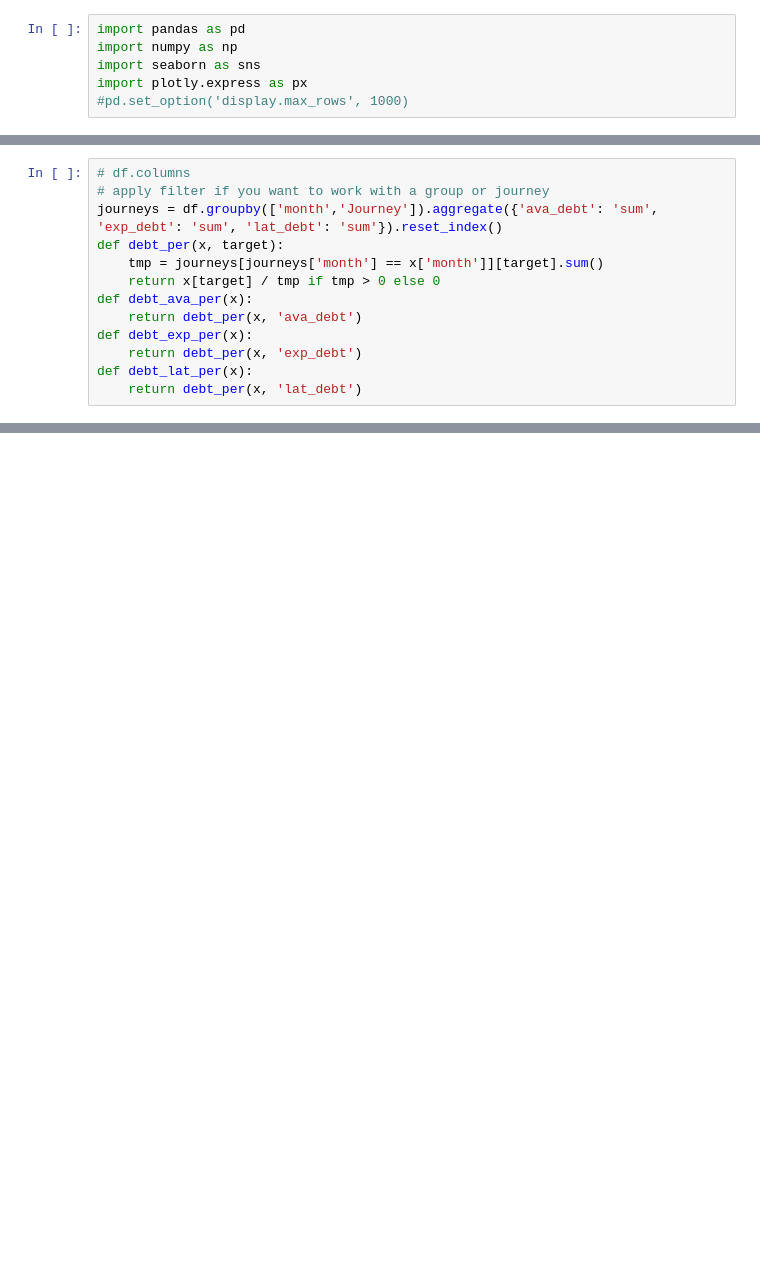
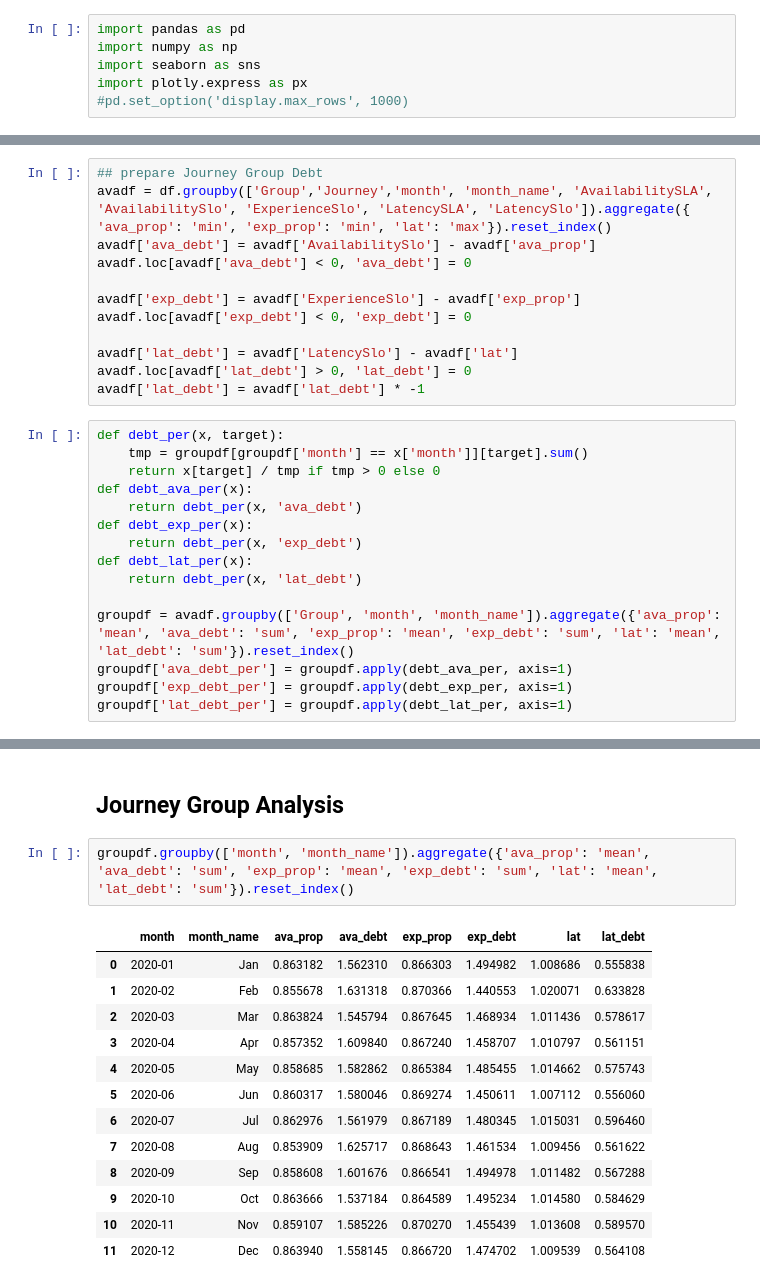
Before and after one commit to owlvey/owlvey_notebooks, a Jupyter notebook: reports/slo_debt_group_analysis.ipynb, the cells around one changed output, grey strips where cells are left out. Cells and saved outputs as stored; diff of their text form; blank space fills up the shorter version.

```diff
--- a/reports/slo_journey_analysis.ipynb
+++ b/reports/slo_debt_group_analysis.ipynb
@@ -18,9 +19,18 @@ df.head()
+# %%
+## prepare Journey Group Debt
+avadf = df.groupby(['Group','Journey','month', 'month_name', 'AvailabilitySLA', 'AvailabilitySlo', 'ExperienceSlo', 'LatencySLA', 'LatencySlo']).aggregate({ 'ava_prop': 'min', 'exp_prop': 'min', 'lat': 'max'}).reset_index()
+avadf['ava_debt'] = avadf['AvailabilitySlo'] - avadf['ava_prop']
+avadf.loc[avadf['ava_debt'] < 0, 'ava_debt'] = 0
+
+avadf['exp_debt'] = avadf['ExperienceSlo'] - avadf['exp_prop']
+avadf.loc[avadf['exp_debt'] < 0, 'exp_debt'] = 0
+
+avadf['lat_debt'] = avadf['LatencySlo'] - avadf['lat']
+avadf.loc[avadf['lat_debt'] > 0, 'lat_debt'] = 0
+avadf['lat_debt'] = avadf['lat_debt'] * -1
 # %%
-# df.columns
-# apply filter if you want to work with a group or journey
-journeys = df.groupby(['month','Journey']).aggregate({'ava_debt': 'sum', 'exp_debt': 'sum', 'lat_debt': 'sum'}).reset_index()
 def debt_per(x, target):
-    tmp = journeys[journeys['month'] == x['month']][target].sum()
+    tmp = groupdf[groupdf['month'] == x['month']][target].sum()
     return x[target] / tmp if tmp > 0 else 0
 def debt_ava_per(x):
     return debt_per(x, 'ava_debt')
@@ -28,3 +38,8 @@ def debt_exp_per(x):
     return debt_per(x, 'exp_debt')
 def debt_lat_per(x):
     return debt_per(x, 'lat_debt')
+
+groupdf = avadf.groupby(['Group', 'month', 'month_name']).aggregate({'ava_prop': 'mean', 'ava_debt': 'sum', 'exp_prop': 'mean', 'exp_debt': 'sum', 'lat': 'mean', 'lat_debt': 'sum'}).reset_index()
+groupdf['ava_debt_per'] = groupdf.apply(debt_ava_per, axis=1)
+groupdf['exp_debt_per'] = groupdf.apply(debt_exp_per, axis=1)
+groupdf['lat_debt_per'] = groupdf.apply(debt_lat_per, axis=1)
@@ -52 +46,19 @@ journeys.pivot(index='Journey', columns='month', values='ava_debt')
+# %% [markdown]
+## Journey Group Analysis
+# %%
+groupdf.groupby(['month', 'month_name']).aggregate({'ava_prop': 'mean', 'ava_debt': 'sum', 'exp_prop': 'mean', 'exp_debt': 'sum', 'lat': 'mean', 'lat_debt': 'sum'}).reset_index()
+# %% [output]
+|  | month | month_name | ava_prop | ava_debt | exp_prop | exp_debt | lat | lat_debt |
+| 0 | 2020-01 | Jan | 0.863182 | 1.562310 | 0.866303 | 1.494982 | 1.008686 | 0.555838 |
+| 1 | 2020-02 | Feb | 0.855678 | 1.631318 | 0.870366 | 1.440553 | 1.020071 | 0.633828 |
+| 2 | 2020-03 | Mar | 0.863824 | 1.545794 | 0.867645 | 1.468934 | 1.011436 | 0.578617 |
+| 3 | 2020-04 | Apr | 0.857352 | 1.609840 | 0.867240 | 1.458707 | 1.010797 | 0.561151 |
+| 4 | 2020-05 | May | 0.858685 | 1.582862 | 0.865384 | 1.485455 | 1.014662 | 0.575743 |
+| 5 | 2020-06 | Jun | 0.860317 | 1.580046 | 0.869274 | 1.450611 | 1.007112 | 0.556060 |
+| 6 | 2020-07 | Jul | 0.862976 | 1.561979 | 0.867189 | 1.480345 | 1.015031 | 0.596460 |
+| 7 | 2020-08 | Aug | 0.853909 | 1.625717 | 0.868643 | 1.461534 | 1.009456 | 0.561622 |
+| 8 | 2020-09 | Sep | 0.858608 | 1.601676 | 0.866541 | 1.494978 | 1.011482 | 0.567288 |
+| 9 | 2020-10 | Oct | 0.863666 | 1.537184 | 0.864589 | 1.495234 | 1.014580 | 0.584629 |
+| 10 | 2020-11 | Nov | 0.859107 | 1.585226 | 0.870270 | 1.455439 | 1.013608 | 0.589570 |
+| 11 | 2020-12 | Dec | 0.863940 | 1.558145 | 0.866720 | 1.474702 | 1.009539 | 0.564108 |
 # %%
```
Also changed, not shown: parts of 12 cells of this notebook, 7 other files.
